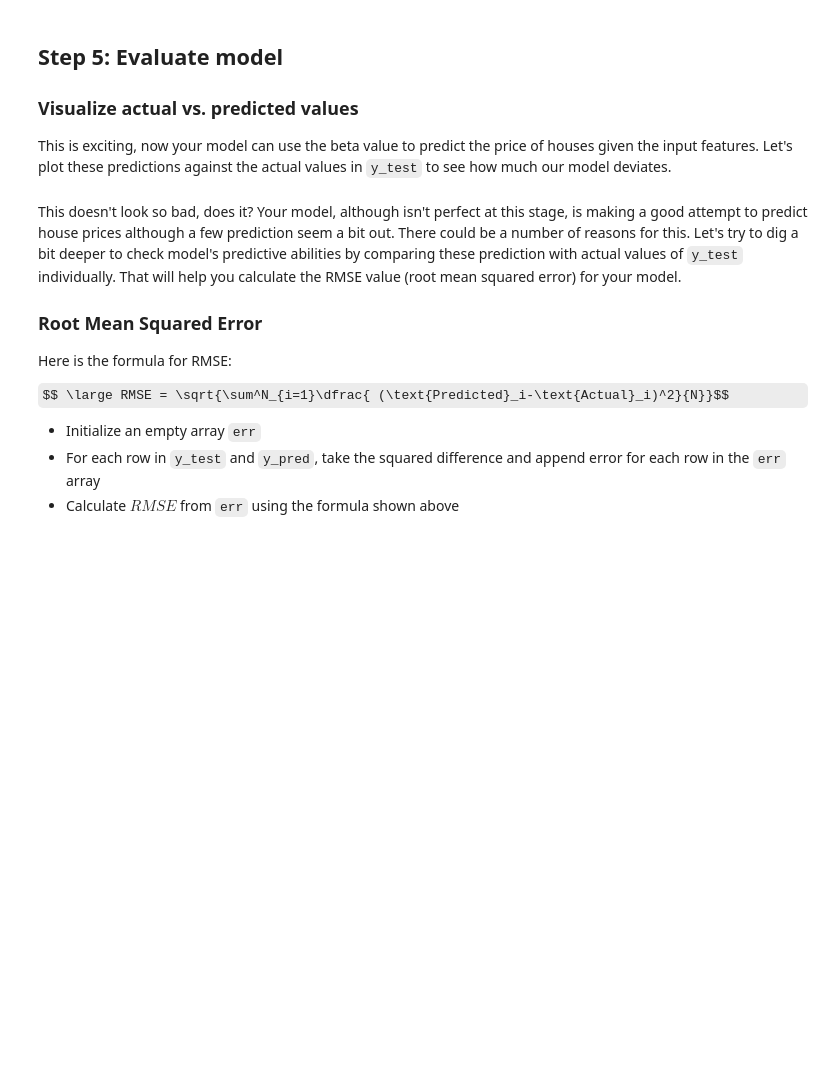
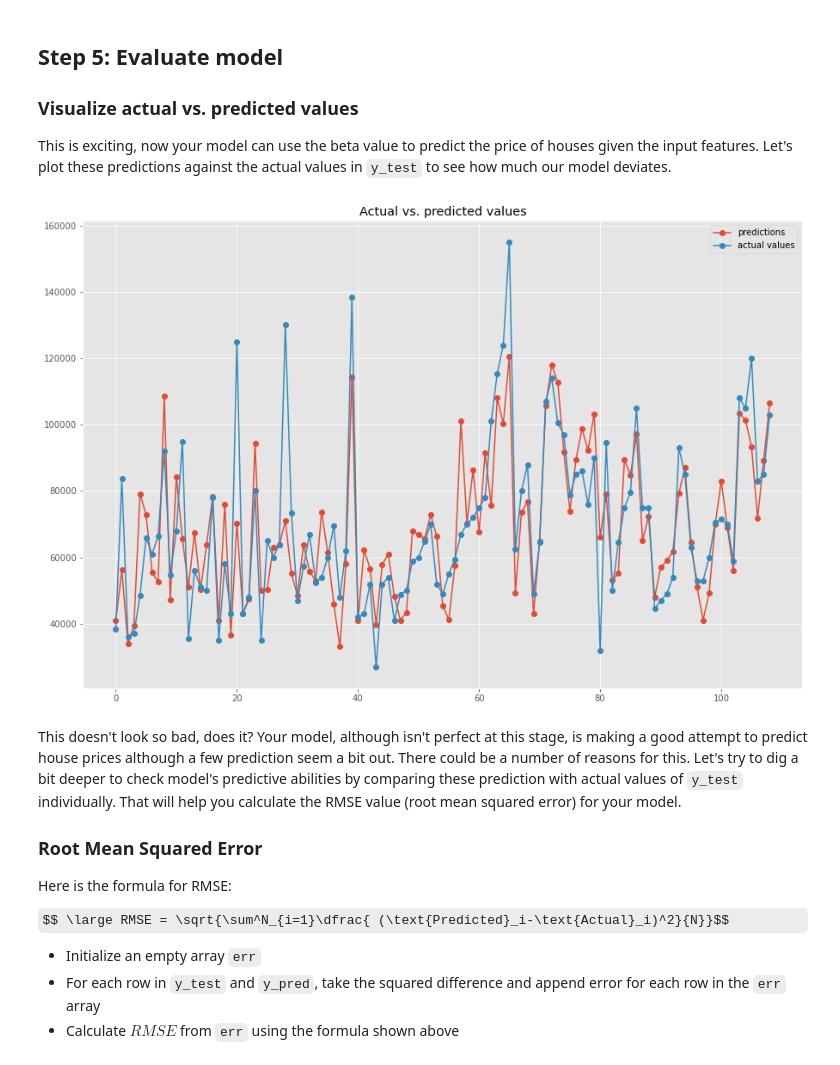
Before and after one commit to cristopher-d-delgado/dsc-linalg-regression-lab, a Jupyter notebook: index.ipynb, the cells around one changed output. Saved outputs shown, nothing was run; the diff lists cells and outputs as text; code cells hidden in the pictures; some formulas as TeX source; blank space fills up the shorter version.

```diff
--- a/index.ipynb
+++ b/index.ipynb
@@ -140,7 +178,19 @@ With $X$ and $y$ in place, you can now compute your beta values with $x_\text{tr
 * Print your beta values
 # %%
 # Your code here
+# Calculate Xt.X and Xt.y for beta = (XT . X)-1 . XT . y - as seen in previous lessons
+Xt = np.transpose(x_train)
+XtX = np.dot(Xt, x_train)
+Xty = np.dot(Xt, y_train)
 
+# Calculate inverse of Xt.X
+XtX_inv = np.linalg.inv(XtX)
+
+# Take the dot product of XtX_inv with Xty to compute beta
+beta = XtX_inv.dot(Xty)
+
+# Print the values of computed beta
+print(beta)
 
 # Beta values
 # Due to random split, your answers may vary
@@ -162,3 +214,10 @@ $\hat{y} = x\beta = \beta_0 + \beta_1 x_1 +  \beta_2 x_2 + \ldots + \beta_m x_m
+# %%
+# Your code here
+# Calculate and print predictions for each row of X_test
+y_pred = []
+for row in x_test:
+    pred = row.dot(beta)
+    y_pred.append(pred)
 # %% [markdown]
 ## Step 5: Evaluate model
 
@@ -169,3 +226,21 @@ This is exciting, now your model can use the beta value to predict the price of
+# %%
+# Plot predicted and actual values as line plots
+# Plot predicted and actual values as line plots
+import matplotlib.pyplot as plt
+
+%matplotlib inline
+from pylab import rcParams
+
+rcParams["figure.figsize"] = 15, 10
+plt.style.use("ggplot")
+
+plt.plot(y_pred, linestyle="-", marker="o", label="predictions")
+plt.plot(y_test, linestyle="-", marker="o", label="actual values")
+plt.title("Actual vs. predicted values")
+plt.legend()
+plt.show()
+# %% [output]
+[figure, added]
 # %% [markdown]
 This doesn't look so bad, does it? Your model, although isn't perfect at this stage, is making a good attempt to predict house prices although a few prediction seem a bit out. There could be a number of reasons for this. Let's try to dig a bit deeper to check model's predictive abilities by comparing these prediction with actual values of `y_test` individually. That will help you calculate the RMSE value (root mean squared error) for your model.
 
```
Also changed, not shown: parts of 8 cells of this notebook.
